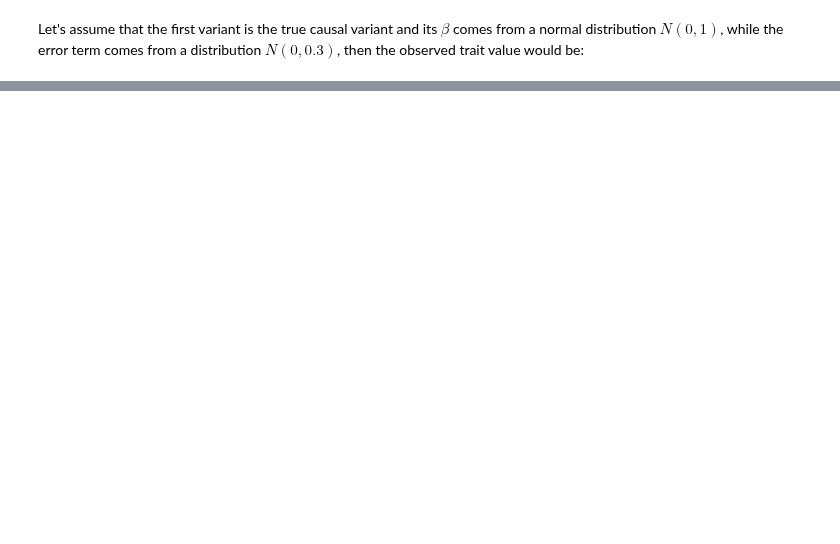
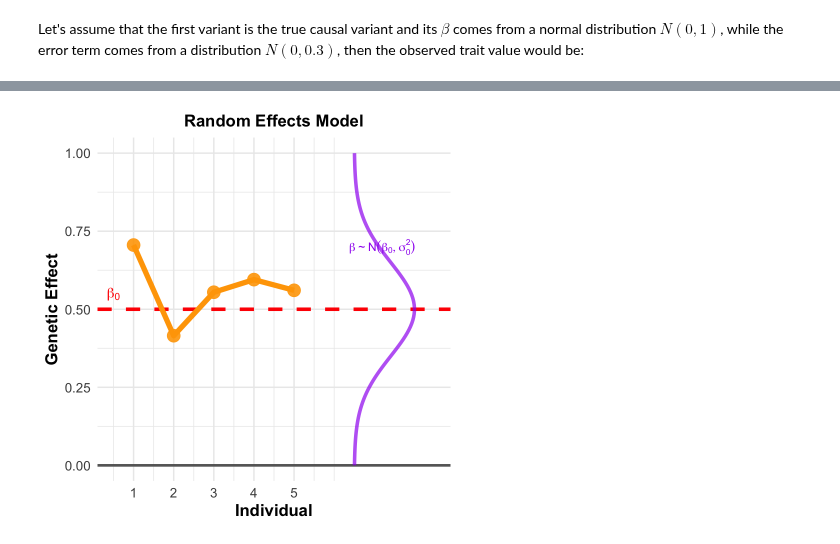
Before and after one commit to StatFunGen/statgen-prerequisites, a Jupyter notebook: random_effect.ipynb, the cells around one changed output, grey strips where cells are left out. Saved outputs shown, nothing was run; the diff lists cells and outputs as text; code cells hidden in the pictures; blank space fills up the shorter version.

```diff
--- a/random_effect.ipynb
+++ b/random_effect.ipynb
@@ -101,0 +223,3 @@ A data.frame: 3 x 3
+# %%
+p2
+# %% [output]
@@ -101,0 +230 @@ A data.frame: 3 x 3
+[figure, added]
```
Also changed, not shown: parts of 15 cells of this notebook, 55 other files.
